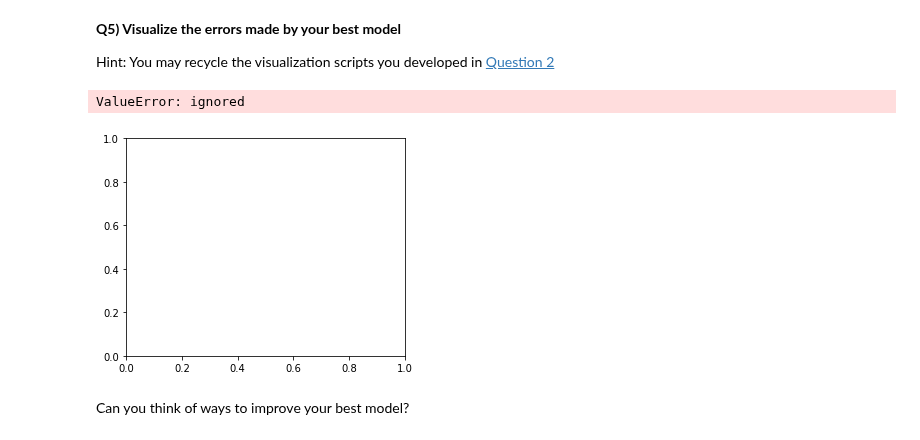
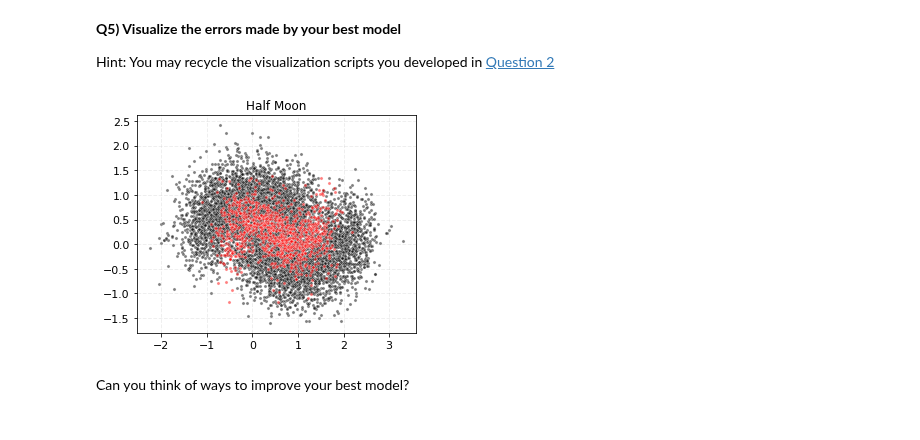
Before and after one commit to mrfabien/2022_ML_EES, a Jupyter notebook: Exercises/S2_2_Decision_Trees.ipynb, the cells around one changed output. Cells and saved outputs as stored; diff of their text form; code cells hidden in the pictures.

```diff
--- a/Exercises/S2_2_Decision_Trees.ipynb
+++ b/Exercises/S2_2_Decision_Trees.ipynb
@@ -163,30 +163,29 @@ y_pred = gsc_tree.predict(X_train)
 corr_X,wrong_X = [],[]
 for indx,obj in enumerate(y_pred): # Pull out predictions on each data points one-by-one
   if y_pred[indx]!= y_train[indx]: # If the predictions is not equal to output truth (y_test)
-    wrong_X.append(obj) # Model made an error
+    wrong_X.append(indx) # Model made an error
   else:
-    corr_X.append(obj) # Model correct prediction
+    corr_X.append(indx) # Model correct prediction
 # %%
 # Recycle the visualization scripts earlier
 fig,ax = plt.subplots(1,1,figsize=(5,4))
 ##############################################################################################################################
 # 1. Plot correct prediction here
 ##############################################################################################################################
-scatter_corr = ax.scatter(X_train(corr_X),corr_X,s=10,color='k',edgecolor='w',linewidths=0.5,alpha=0.5)
+scatter_corr = ax.scatter(X_train[corr_X,0],X_train[corr_X,1],s=10,color='k',edgecolor='w',linewidths=0.5,alpha=0.5)
 ##############################################################################################################################
 # 2. Plot wrong prediction here
 ##############################################################################################################################
-scatter_wrong = ax.scatter(__________,_____________,s=10,color='r',edgecolor='w',linewidths=0.5,alpha=0.5)
+scatter_wrong = ax.scatter(X_train[wrong_X,0],X_train[wrong_X,1],s=10,color='r',edgecolor='w',linewidths=0.5,alpha=0.5)
 ##############################################################################################################################
 # 3. Title etc.
 ##############################################################################################################################
 ax.set_title('Half Moon')
 ax.tick_params(axis='both', which='major', labelsize=11)
 ax.grid(alpha=0.2,ls='--',lw=1)
 plt.show()
 # %% [output]
-ValueError: ignored
-[figure, old version]
+[figure, new version]
 # %% [markdown]
 Can you think of ways to improve your best model?
 # %% [markdown]
```
